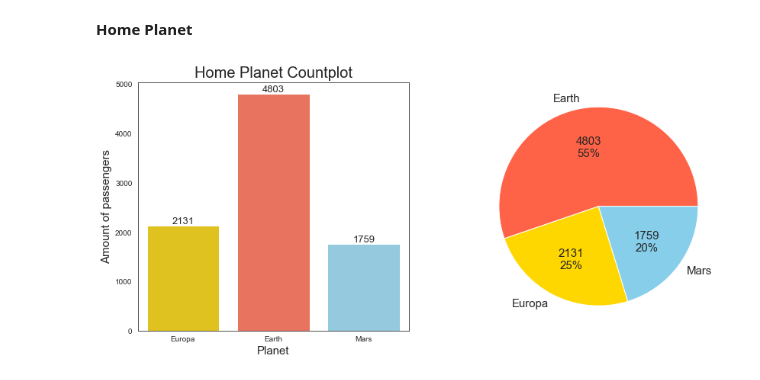
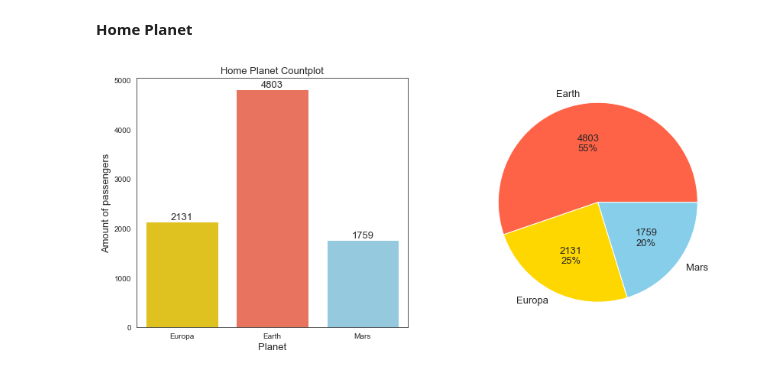
Before and after one commit to macedoti13/Spaceship-Titanic, a Jupyter notebook: TeleportedClassification.ipynb, the cells around one changed output. Cells and saved outputs as stored; diff of their text form; code cells hidden in the pictures.

```diff
--- a/TeleportedClassification.ipynb
+++ b/TeleportedClassification.ipynb
@@ -292,25 +292,25 @@ display(df_test.head(1))
 # %%
 def label_function(val):
     return f'{val / 100 * len(df_train):.0f}\n{val:.0f}%'
 
 fig, (ax1, ax2) = plt.subplots(1, 2, figsize=(14,6))
 
 # bar plot
 sns.countplot(ax=ax1, data=df_train, x='HomePlanet', palette=['gold', 'tomato', 'skyblue'])
-ax1.set_title('Home Planet Countplot', size=20)
-ax1.set_ylabel('Amount of passengers', size=15)
-ax1.set_xlabel('Planet', size=15)
+ax1.set_title('Home Planet Countplot', size=13)
+ax1.set_ylabel('Amount of passengers', size=13)
+ax1.set_xlabel('Planet', size=13)
 
 #annotating on bar plot
 for x in ax1.containers:
     ax1.bar_label(x, size=13)
 
 # pie plot
 df_train.groupby(['HomePlanet']).size().plot(kind='pie', ax=ax2, autopct=label_function,
                                              labels=df_train.HomePlanet.value_counts().index,
-                                             textprops={'fontsize': 15}, colors=['tomato', 'gold', 'skyblue'])
+                                             textprops={'fontsize': 13}, colors=['tomato', 'gold', 'skyblue'])
 ax2.set_ylabel('')
 
 plt.show()
 # %% [output]
-[figure, old version]
+[figure, new version]
```
Also changed, not shown: parts of 6 cells of this notebook.
